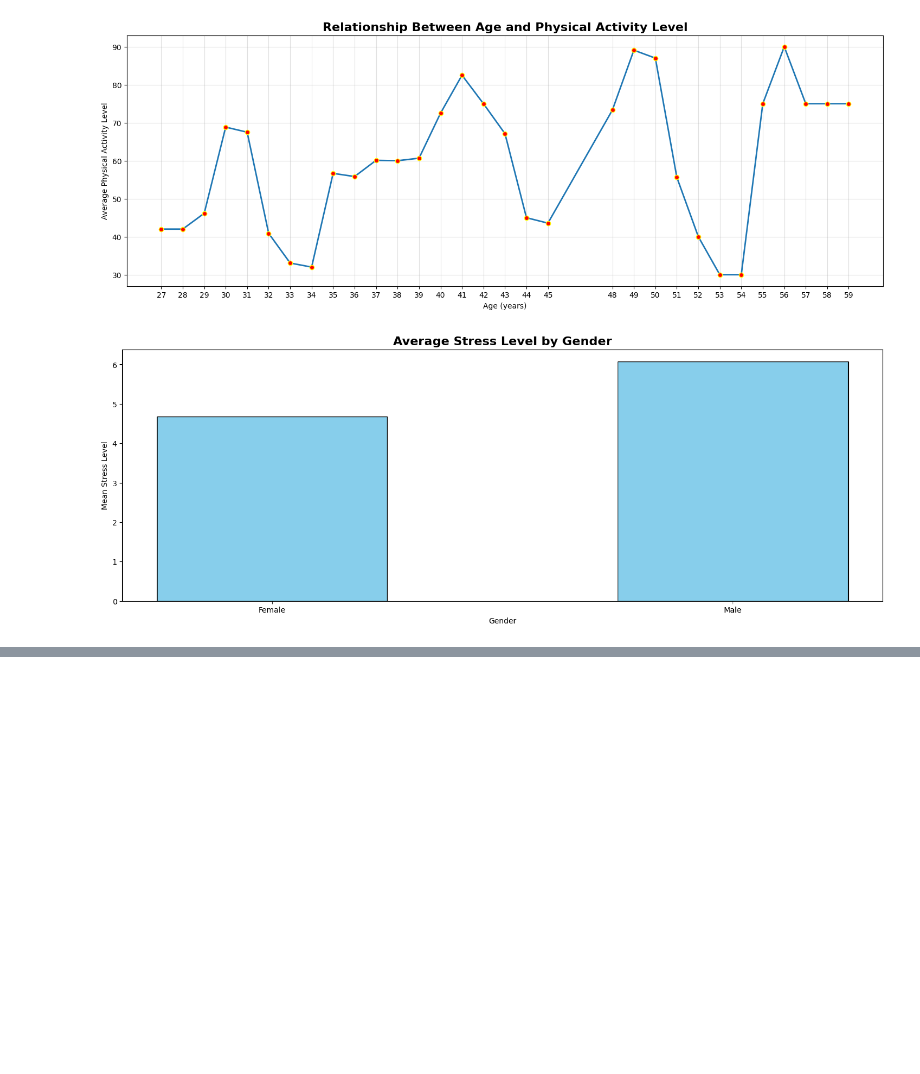
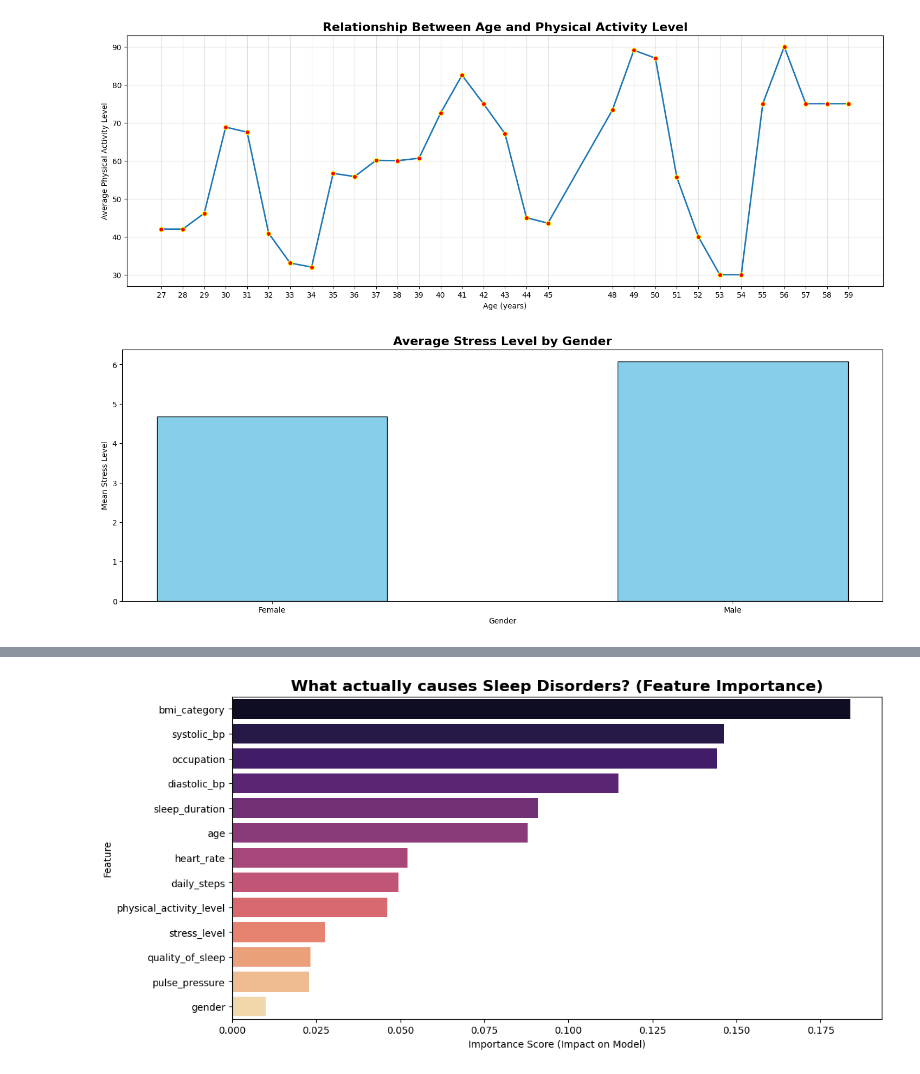
Before and after one commit to Nick-Prism/sleep-lifestyle-analysis, a Jupyter notebook: DEV_AAT.ipynb, the cells around one changed output, grey strips where cells are left out. Cells and saved outputs as stored; diff of their text form; code cells hidden in the pictures; blank space fills up the shorter version.

```diff
--- a/DEV_AAT.ipynb
+++ b/DEV_AAT.ipynb
@@ -379,0 +469,16 @@ del gender_stress_mean
+# %%
+# --- Review 5: Feature Engineering ---
+
+# 1. Fix inconsistencies in BMI (Medical Standard)
+df['bmi_category'] = df['bmi_category'].replace('Normal Weight', 'Normal')
+
+# 2. Advanced Feature: Split Blood Pressure into Systolic/Diastolic
+# This allows us to treat BP as a number, not a string.
+df[['systolic_bp', 'diastolic_bp']] = df['blood_pressure'].str.split('/', expand=True).astype(int)
+
+# 3. Advanced Feature: Pulse Pressure
+# (Systolic - Diastolic) is a key indicator of cardiovascular health
+df['pulse_pressure'] = df['systolic_bp'] - df['diastolic_bp']
+
+print("Feature Engineering Complete. New columns added.")
+df[['blood_pressure', 'systolic_bp', 'diastolic_bp', 'pulse_pressure']].head()
@@ -379,0 +493,66 @@ del gender_stress_mean
+# %%
+from scipy.stats import ttest_ind
+from sklearn.ensemble import RandomForestClassifier
+from sklearn.preprocessing import LabelEncoder
+from sklearn.model_selection import train_test_split
+from sklearn.metrics import classification_report
+
+# ==========================================
+# 1. STATISTICAL HYPOTHESIS TESTING (T-Test)
+# ==========================================
+print("--- 1. Statistical Hypothesis Test ---")
+
+# Hypothesis: People with High Stress (>5) have statistically different Sleep Quality than Low Stress (<=5)
+high_stress = df[df['stress_level'] > 5]['quality_of_sleep']
+low_stress = df[df['stress_level'] <= 5]['quality_of_sleep']
+
+# Run T-Test
+t_stat, p_val = ttest_ind(low_stress, high_stress)
+
+print(f"T-statistic: {t_stat:.2f}")
+print(f"P-value: {p_val:.2e}") # Scientific notation
+
+if p_val < 0.05:
+    print("CONCLUSION: The difference is STATISTICALLY SIGNIFICANT. We reject the null hypothesis.")
+else:
+    print("CONCLUSION: No significant difference found.")
+
+print("-" * 50)
+
+# ==========================================
+# 2. ML FEATURE IMPORTANCE (Random Forest)
+# ==========================================
+print("\n--- 2. Machine Learning: Feature Importance ---")
+
+# Prepare data for ML
+df_ml = df.copy()
+
+# Encode categorical variables (Turn text into numbers for the AI)
+le = LabelEncoder()
+cat_cols = ['gender', 'occupation', 'bmi_category', 'sleep_disorder']
+for col in cat_cols:
+    df_ml[col] = le.fit_transform(df_ml[col])
+
+# Define Target (y) and Features (X)
+X = df_ml.drop(['person_id', 'sleep_disorder', 'blood_pressure'], axis=1) # Drop ID and original BP string
+y = df_ml['sleep_disorder']
+
+# Train a Random Forest Classifier
+rf_model = RandomForestClassifier(n_estimators=100, random_state=42)
+rf_model.fit(X, y)
+
+# Get Feature Importance
+importances = rf_model.feature_importances_
+feature_names = X.columns
+
+# Create a DataFrame for visualization
+feature_imp_df = pd.DataFrame({'Feature': feature_names, 'Importance': importances})
+feature_imp_df = feature_imp_df.sort_values(by='Importance', ascending=False)
+
+# Plot Feature Importance
+plt.figure(figsize=(12, 6))
+sns.barplot(x='Importance', y='Feature', data=feature_imp_df, palette='magma')
+plt.title('What actually causes Sleep Disorders? (Feature Importance)', fontsize=16, fontweight='bold')
+plt.xlabel('Importance Score (Impact on Model)')
+plt.show()
+# %% [output]
@@ -379,0 +567 @@ del gender_stress_mean
+[figure, added]
```
Also changed, not shown: parts of 5 cells of this notebook.
